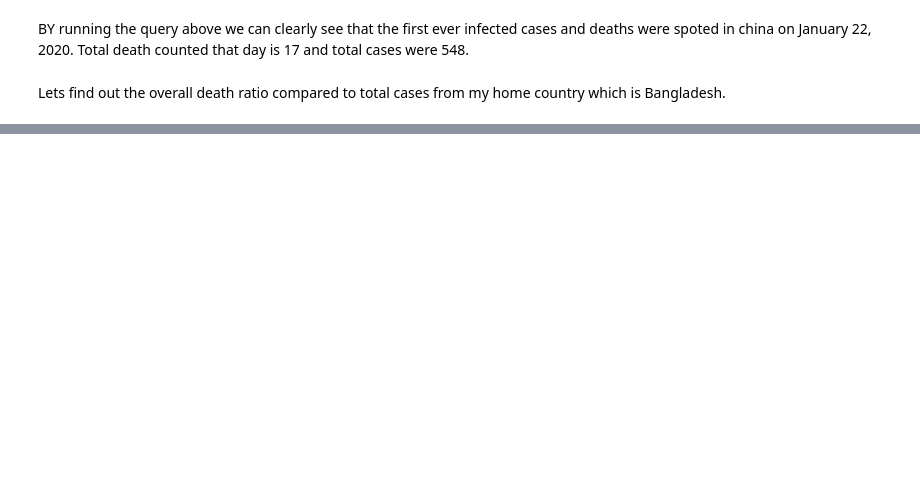
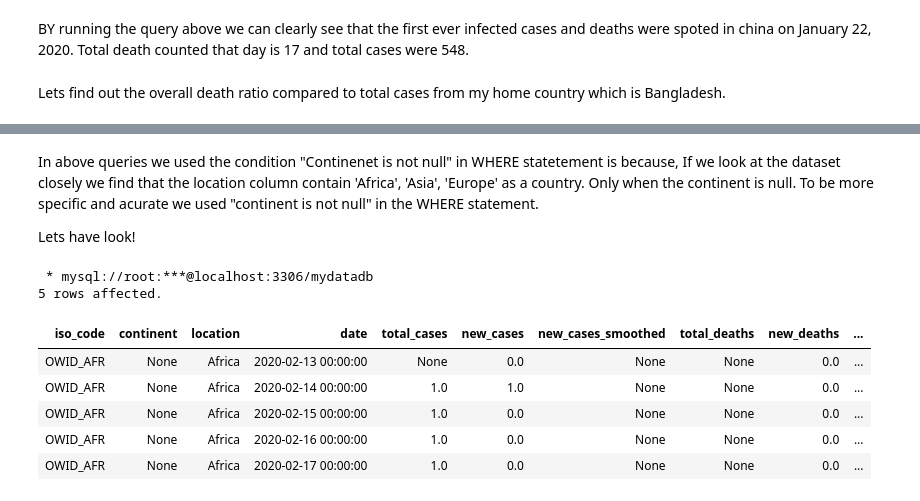
Before and after one commit to ncdas/Covid19-Data-Exploration, a Jupyter notebook: Covid-19 Data Exploration in SQL.ipynb, the cells around one changed output, grey strips where cells are left out. Drawn from its saved outputs; the diff is of its cells as text; code cells hidden in the pictures; blank space fills up the shorter version.

```diff
--- a/Covid-19 Data Exploration in SQL.ipynb
+++ b/Covid-19 Data Exploration in SQL.ipynb
@@ -228,0 +92,20 @@ Order by 2 DESC;
+# %% [markdown]
+In above queries we used the condition "Continenet is not null" in WHERE statetement is because, If we look at the dataset closely we find that the location column contain 'Africa', 'Asia', 'Europe' as a country. Only when the continent is null. To be more specific and acurate we used "continent is not null" in the WHERE statement.
+
+Lets have look!
+# %%
+%%sql
+
+SELECT *
+FROM covid_deaths
+WHERE continent is null
+LIMIT 5;
+# %% [output]
+ * mysql://root:***@localhost:3306/mydatadb
+5 rows affected.
+| iso_code | continent | location | date | total_cases | new_cases | new_cases_smoothed | total_deaths | new_deaths | ... |
+| OWID_AFR | None | Africa | 2020-02-13 00:00:00 | None | 0.0 | None | None | 0.0 | ... |
+| OWID_AFR | None | Africa | 2020-02-14 00:00:00 | 1.0 | 1.0 | None | None | 0.0 | ... |
+| OWID_AFR | None | Africa | 2020-02-15 00:00:00 | 1.0 | 0.0 | None | None | 0.0 | ... |
+| OWID_AFR | None | Africa | 2020-02-16 00:00:00 | 1.0 | 0.0 | None | None | 0.0 | ... |
+| OWID_AFR | None | Africa | 2020-02-17 00:00:00 | 1.0 | 0.0 | None | None | 0.0 | ... |
```
Also changed, not shown: parts of 19 cells of this notebook.
